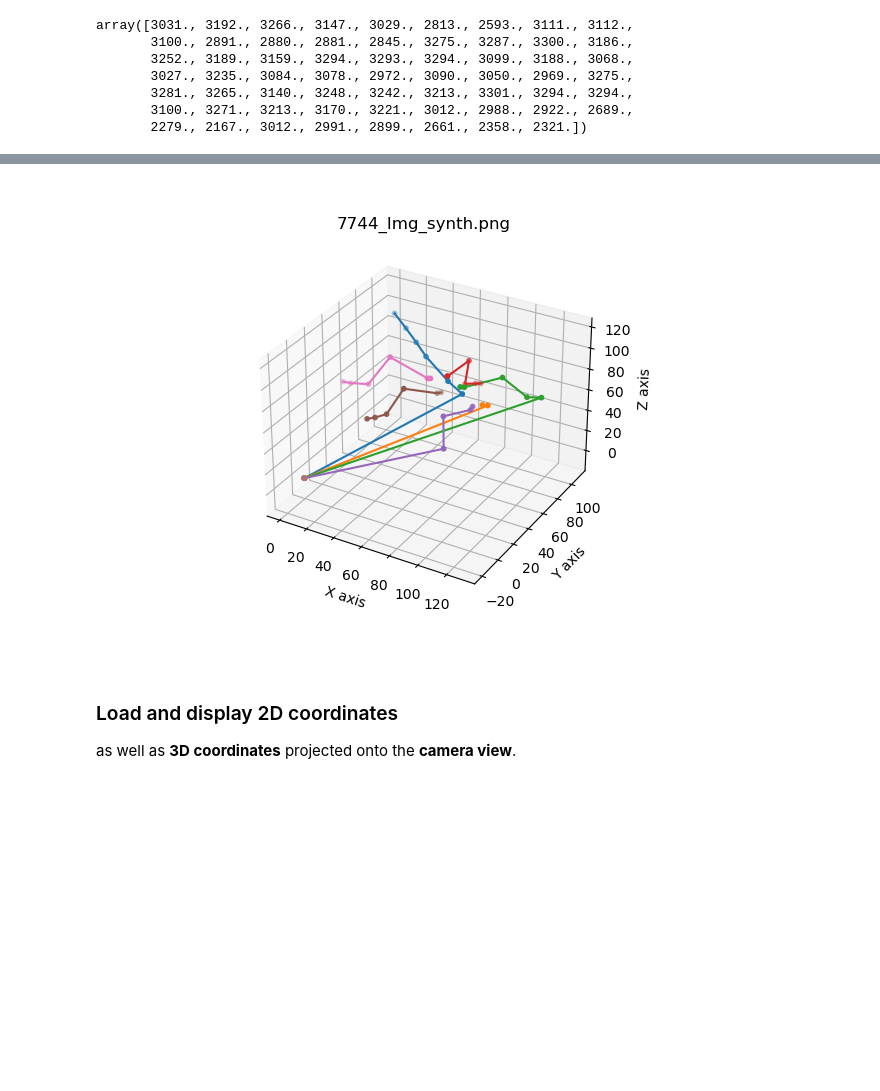
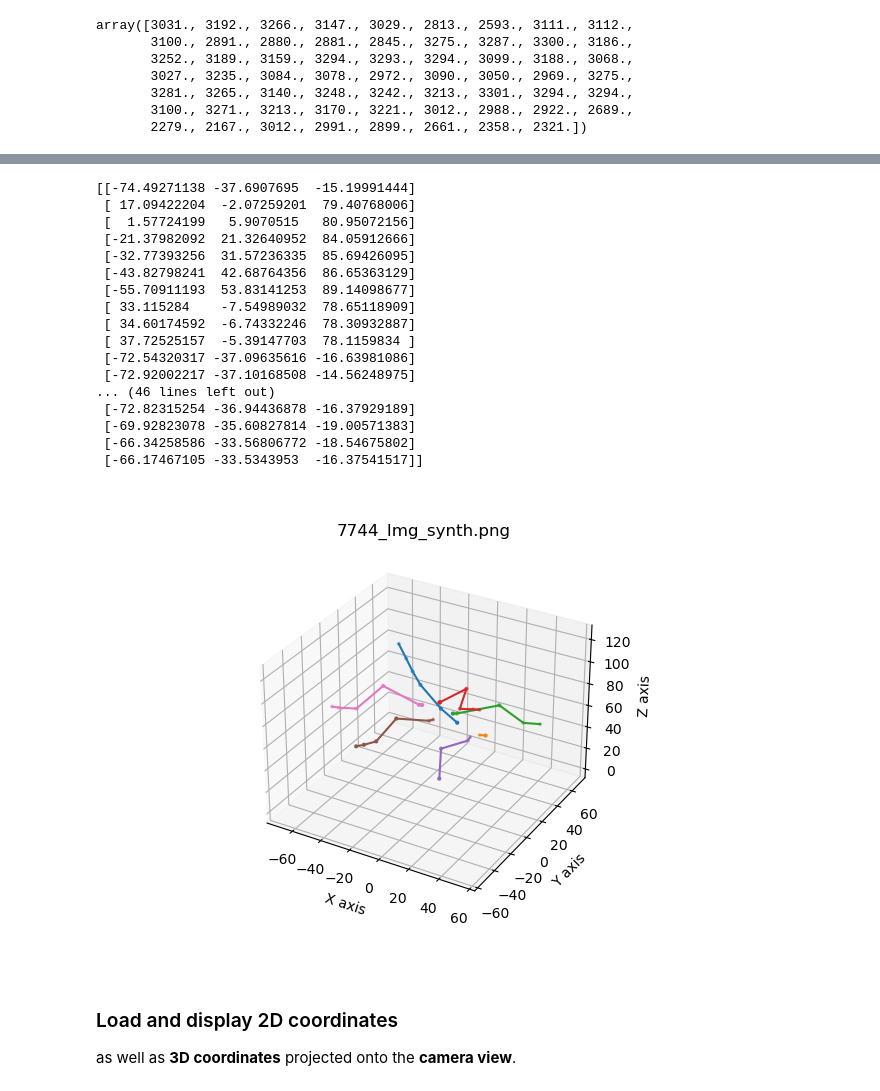
Before and after one commit to kane1204/3D-Pose-Estimation-Project, a Jupyter notebook: notebooks/Example_3D_data_loader.ipynb, the cells around one changed output, grey strips where cells are left out. Saved outputs shown, nothing was run; the diff lists cells and outputs as text; code cells hidden in the pictures; blank space fills up the shorter version.

Commit message:
Added Normalising to example file

```diff
--- a/notebooks/Example_3D_data_loader.ipynb
+++ b/notebooks/Example_3D_data_loader.ipynb
@@ -68,18 +99,41 @@ def set_axes_equal(ax):
+# %%
+def normal_2(x):
+    return np.nan_to_num((x-means_2d)/std_2d)
+def normal_3(x):
+    return np.nan_to_num((x-means_3d)/std_3d)
+
+out_df['key_points_2D'] = out_df['key_points_2D'].apply(normal_2)
+out_df['key_points_3D'] = out_df['key_points_3D'].apply(normal_3)
 # %% [markdown]
 ### Load and display 3D coordinates
 Change **show_entry** to the id of the sample, you want to examine
 
 Check the dataframe above to see which id corresponds to which image.
 # %%
-def plot_stick_bug(ax, points, simple=False):
+def plot_stick_bug(ax, points, vis, prediction=False):
     limb_ranges=[[0,7],[8,14],[15,21],[22,28],[29,35],[36,42],[43,49],[53,56],[59,62]]
     if len(points) < 62:
         return
     elif len(points) == 62:
         points = np.array(points).T
-        if not simple:
-            for (fr,end) in limb_ranges:
-                ax.plot(points[0][fr:end], points[1][fr:end], points[2][fr:end])
-                ax.scatter(points[0][fr:end], points[1][fr:end], points[2][fr:end], marker='o',s=10)
-            return ax
+        for num in range(len(limb_ranges)):
+            visible_limb = []
+            for x in range(limb_ranges[num][0],limb_ranges[num][1]):
+                if vis[x]== 1:
+                    visible_limb.append(x)
+            if prediction:
+                ax.plot(points[0][visible_limb], points[1][visible_limb], points[2][visible_limb],'--', alpha=0.7, color='red')
+                ax.scatter(points[0][visible_limb], points[1][visible_limb], points[2][visible_limb], marker='X',s=10, color='red')
+            else:
+                ax.plot(points[0][visible_limb], points[1][visible_limb], points[2][visible_limb])
+                ax.scatter(points[0][visible_limb], points[1][visible_limb], points[2][visible_limb], marker='o',s=4)
+        return ax
+
+def centralise_3d(sample):
+        x_diff, y_diff, z_diff = sample[3-1][0], sample[3-1][1], sample[3-1][2]
+        for i in range(len(sample)):
+            sample[i][0] = sample[i][0] - x_diff
+            sample[i][1] = sample[i][1] - y_diff
+            sample[i][2] = sample[i][2] - z_diff
+        return sample
 # %%
@@ -107,35 +162,57 @@ out_df.loc[out_df['file_name'] == filefind]
 show_entry = 2863
 fig = plt.figure()
 ax = fig.add_subplot(111,projection='3d')
 
 display_points_3D = out_df.loc[show_entry]["key_points_3D"]
+visibility_mask = out_df.loc[show_entry]["visibility"]
 display_img = cv2.imread(os.path.join(target_dir, out_df.loc[show_entry]["file_name"]))
 
-plot_stick_bug(ax, display_points_3D)
+points = np.array(centralise_3d(display_points_3D))
+norm_points = (points*std_3d)+means_3d
+# print(norm_points)
+
+plot_stick_bug(ax, norm_points, visibility_mask)
 # for i,xyz in enumerate(display_points_3D):
 #     if out_df.loc[show_entry]["visibility"][i] == 1:
 #         if i== 6:
 #             ax.scatter(xyz[0], xyz[1], xyz[2]-2.5, marker='o',s=10)
 
 # """
 # # additionally, plot the camera location
 # ax.scatter(out_df.loc[show_entry]["cam_trans"][0],
 #            out_df.loc[show_entry]["cam_trans"][1],
 #            out_df.loc[show_entry]["cam_trans"][2], marker='x')
 # """
 
 ax.set_xlabel('X axis')
 ax.set_ylabel('Y axis')
 ax.set_zlabel('Z axis')
 
 # use custom function to ensure equal axis proportions
 set_axes_equal(ax)
 
 # # opens external plot
 plt.title(out_df.loc[show_entry]["file_name"])
 plt.show()
 # %% [output]
+[[-74.49271138 -37.6907695  -15.19991444]
+ [ 17.09422204  -2.07259201  79.40768006]
+ [  1.57724199   5.9070515   80.95072156]
+ [-21.37982092  21.32640952  84.05912666]
+ [-32.77393256  31.57236335  85.69426095]
+ [-43.82798241  42.68764356  86.65363129]
+ [-55.70911193  53.83141253  89.14098677]
+ [ 33.115284    -7.54989032  78.65118909]
+ [ 34.60174592  -6.74332246  78.30932887]
+ [ 37.72525157  -5.39147703  78.1159834 ]
+ [-72.54320317 -37.09635616 -16.63981086]
+ [-72.92002217 -37.10168508 -14.56248975]
+... (46 lines left out)
+ [-72.82315254 -36.94436878 -16.37929189]
+ [-69.92823078 -35.60827814 -19.00571383]
+ [-66.34258586 -33.56806772 -18.54675802]
+ [-66.17467105 -33.5343953  -16.37541517]]
-[figure, old version]
+[figure, new version]
 # %% [markdown]
 ### Load and display 2D coordinates
 as well as **3D coordinates** projected onto the **camera view**.
```
Also changed, not shown: parts of 5 cells of this notebook.
